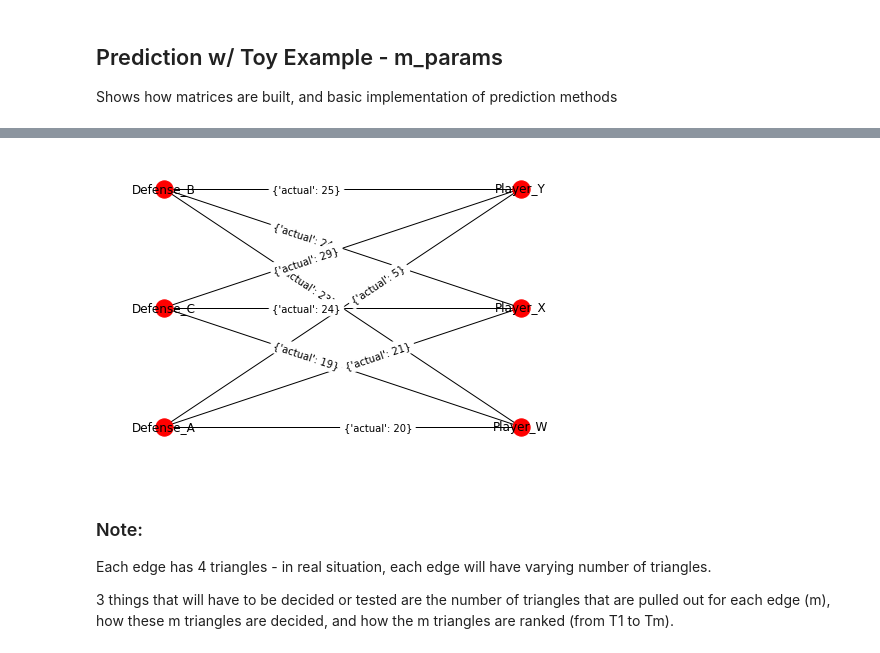
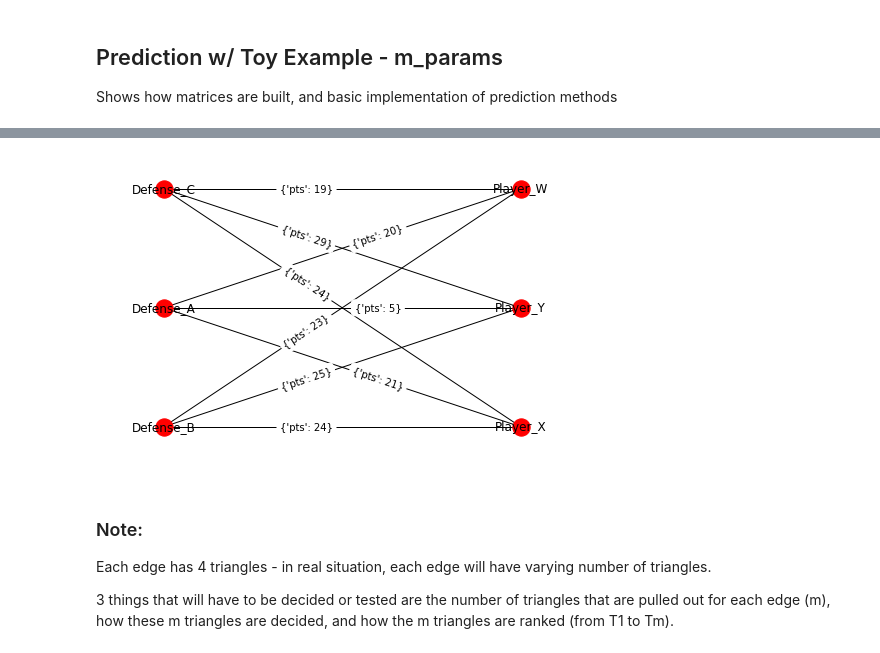
Before and after one commit to abeard1/IndependentStudy, a Jupyter notebook: examples/toy_example_prediction.ipynb, the cells around one changed output, grey strips where cells are left out. Cells and saved outputs as stored; diff of their text form; code cells hidden in the pictures.

```diff
--- a/examples/toy_example_prediction.ipynb
+++ b/examples/toy_example_prediction.ipynb
@@ -45,11 +45,11 @@ def bipartite_draw(G, nodes=None, label_pos=0.4):
 
     plt.show()
 # %%
-G = nx.from_pandas_edgelist(df, 'defense', 'player', ['actual']).to_undirected()
+G = nx.from_pandas_edgelist(df, 'defense', 'player', ['pts']).to_undirected()
 
 bipartite_draw(G)
 # %% [output]
-[figure, old version]
+[figure, new version]
 # %%
 def generate_triangle_dict(G, edge, edge_list):
     defense, player = split_edge(edge)
```
Also changed, not shown: parts of 7 cells of this notebook, 12 other files.
